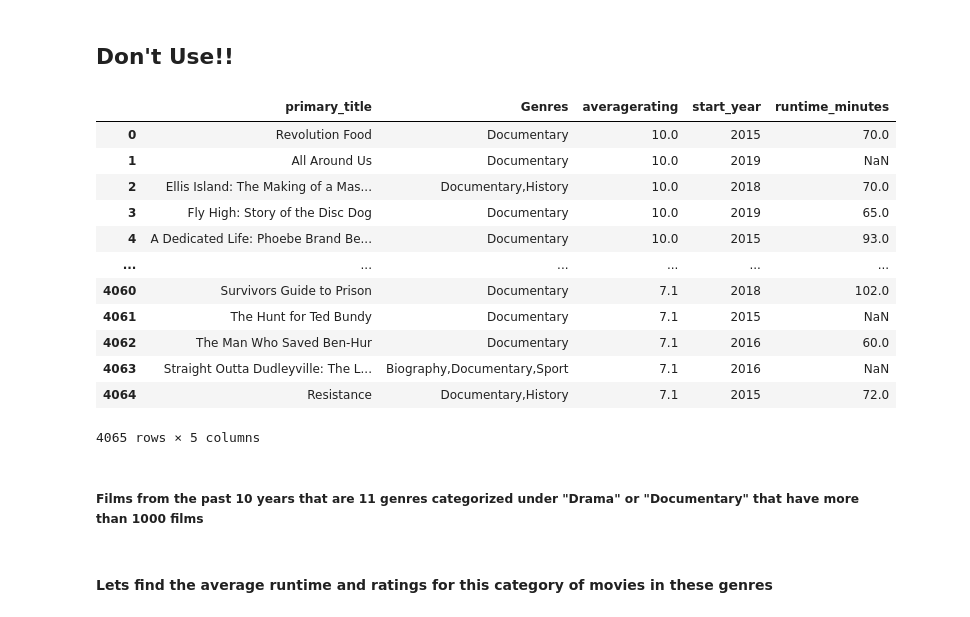
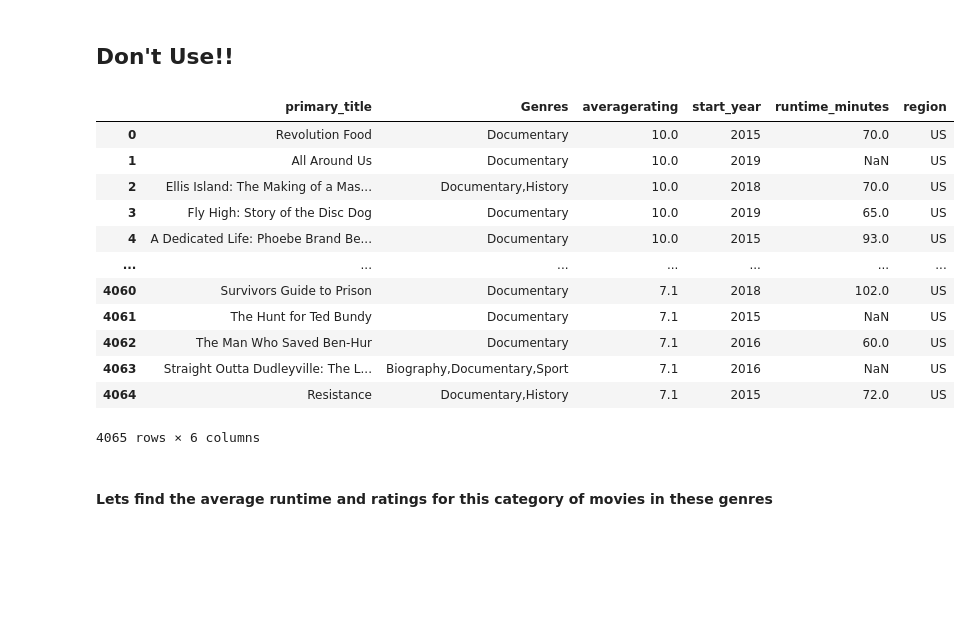
Before and after one commit to colesussmeierDELOITTE/Pod1Capstone, a Jupyter notebook: Cam_Work.ipynb, the cells around one changed output. Cells and saved outputs as stored; diff of their text form; code cells hidden in the pictures; blank space fills up the shorter version.

```diff
--- a/Cam_Work.ipynb
+++ b/Cam_Work.ipynb
@@ -667,42 +462,40 @@ sns.barplot(x = df_highestratingofall['Genres'],y = df_highestratingofall['numvo
 # %%
 ### FIND AVERAGE RUNTIME OF MOVIES That are categorized as "Drama" or "Documentary"
 
 conn = sqlite3.connect("zippedData/im.db")
 
 pd.read_sql("""
-SELECT primary_title, GENRES AS "Genres", averagerating, start_year,runtime_minutes
+SELECT primary_title, GENRES AS "Genres", averagerating, start_year,runtime_minutes, region
 
 FROM movie_basics
 
 JOIN(movie_ratings)
     USING(movie_id)
 
 JOIN(movie_akas)
     USING(movie_id)
 
 WHERE GENRES LIKE '%Documentary%' AND start_year > 2010 AND averagerating > 7 AND REGION = "US"
 ORDER BY averagerating DESC;
 
 """,conn)
 
 ###  There only seem to be 11 GENRES that have more than 1000 films so lets limit our search to just focusing there.
 ### Films from the past 10 years that are categorized under "Drama" or "Documentary" that have more than 1000 films
 # %% [output]
-|  | primary_title | Genres | averagerating | start_year | runtime_minutes |
-| 0 | Revolution Food | Documentary | 10.0 | 2015 | 70.0 |
-| 1 | All Around Us | Documentary | 10.0 | 2019 | NaN |
-| 2 | Ellis Island: The Making of a Mas... | Documentary,History | 10.0 | 2018 | 70.0 |
-| 3 | Fly High: Story of the Disc Dog | Documentary | 10.0 | 2019 | 65.0 |
-| 4 | A Dedicated Life: Phoebe Brand Be... | Documentary | 10.0 | 2015 | 93.0 |
-| ... | ... | ... | ... | ... | ... |
-| 4060 | Survivors Guide to Prison | Documentary | 7.1 | 2018 | 102.0 |
-| 4061 | The Hunt for Ted Bundy | Documentary | 7.1 | 2015 | NaN |
-| 4062 | The Man Who Saved Ben-Hur | Documentary | 7.1 | 2016 | 60.0 |
-| 4063 | Straight Outta Dudleyville: The L... | Biography,Documentary,Sport | 7.1 | 2016 | NaN |
-| 4064 | Resistance | Documentary,History | 7.1 | 2015 | 72.0 |
+|  | primary_title | Genres | averagerating | start_year | runtime_minutes | region |
+| 0 | Revolution Food | Documentary | 10.0 | 2015 | 70.0 | US |
+| 1 | All Around Us | Documentary | 10.0 | 2019 | NaN | US |
+| 2 | Ellis Island: The Making of a Mas... | Documentary,History | 10.0 | 2018 | 70.0 | US |
+| 3 | Fly High: Story of the Disc Dog | Documentary | 10.0 | 2019 | 65.0 | US |
+| 4 | A Dedicated Life: Phoebe Brand Be... | Documentary | 10.0 | 2015 | 93.0 | US |
+| ... | ... | ... | ... | ... | ... | ... |
+| 4060 | Survivors Guide to Prison | Documentary | 7.1 | 2018 | 102.0 | US |
+| 4061 | The Hunt for Ted Bundy | Documentary | 7.1 | 2015 | NaN | US |
+| 4062 | The Man Who Saved Ben-Hur | Documentary | 7.1 | 2016 | 60.0 | US |
+| 4063 | Straight Outta Dudleyville: The L... | Biography,Documentary,Sport | 7.1 | 2016 | NaN | US |
+| 4064 | Resistance | Documentary,History | 7.1 | 2015 | 72.0 | US |
-4065 rows × 5 columns
+4065 rows × 6 columns
-# %% [markdown]
-<h5> Films from the past 10 years that are 11 genres categorized under "Drama" or "Documentary" that have more than 1000 films
 # %% [markdown]
 <h4> Lets find the average runtime and ratings for this category of movies in these genres
 # %%
```
Also changed, not shown: parts of 65 cells of this notebook, 4 other files.
